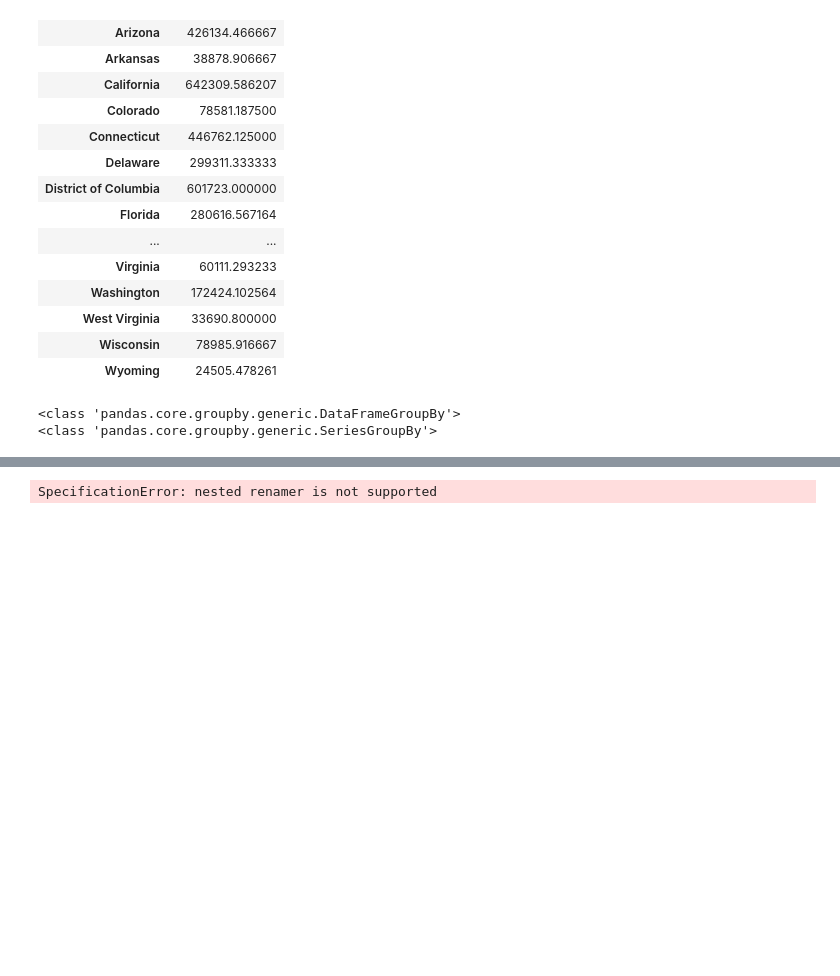
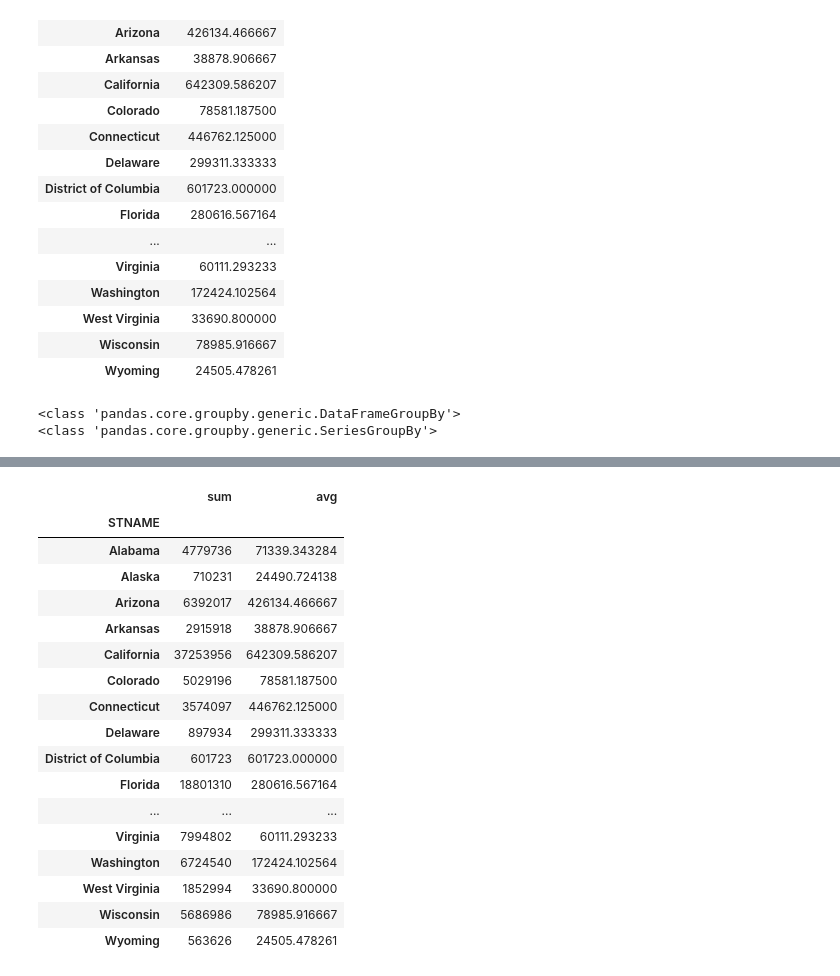
Before and after one commit to Udityanshu/applied_data_science_with_python, a Jupyter notebook: Intro_to_Data_Science_in_python/Week 3/Group by.ipynb, the cells around one changed output, grey strips where cells are left out. Saved outputs shown, nothing was run; the diff lists cells and outputs as text; code cells hidden in the pictures; blank space fills up the shorter version.

```diff
--- a/Intro_to_Data_Science_in_python/Week 3/Group by.ipynb
+++ b/Intro_to_Data_Science_in_python/Week 3/Group by.ipynb
@@ -124,5 +169,21 @@ print(type(df.groupby(level=0)['POPESTIMATE2010']))
 # %%
-(df.set_index('STNAME').groupby(level=0)['CENSUS2010POP']
-    .agg({'avg': np.average, 'sum': np.sum}))
+(df.set_index('STNAME').groupby(level=0)['CENSUS2010POP'].agg([('sum', np.sum), ('avg', np.average)]))
 # %% [output]
-SpecificationError: nested renamer is not supported
+|  | sum | avg |
+| STNAME |  |  |
+| Alabama | 4779736 | 71339.343284 |
+| Alaska | 710231 | 24490.724138 |
+| Arizona | 6392017 | 426134.466667 |
+| Arkansas | 2915918 | 38878.906667 |
+| California | 37253956 | 642309.586207 |
+| Colorado | 5029196 | 78581.187500 |
+| Connecticut | 3574097 | 446762.125000 |
+| Delaware | 897934 | 299311.333333 |
+| District of Columbia | 601723 | 601723.000000 |
+| Florida | 18801310 | 280616.567164 |
+| ... | ... | ... |
+| Virginia | 7994802 | 60111.293233 |
+| Washington | 6724540 | 172424.102564 |
+| West Virginia | 1852994 | 33690.800000 |
+| Wisconsin | 5686986 | 78985.916667 |
+| Wyoming | 563626 | 24505.478261 |
```
Also changed, not shown: parts of 13 cells of this notebook.
